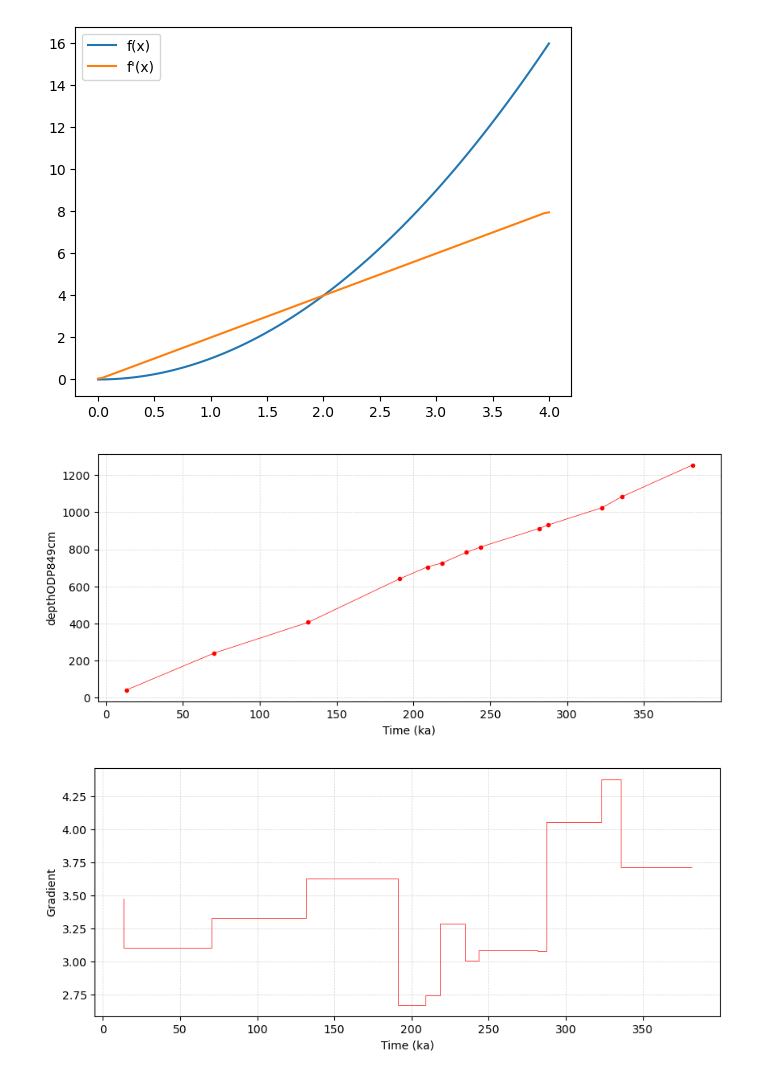
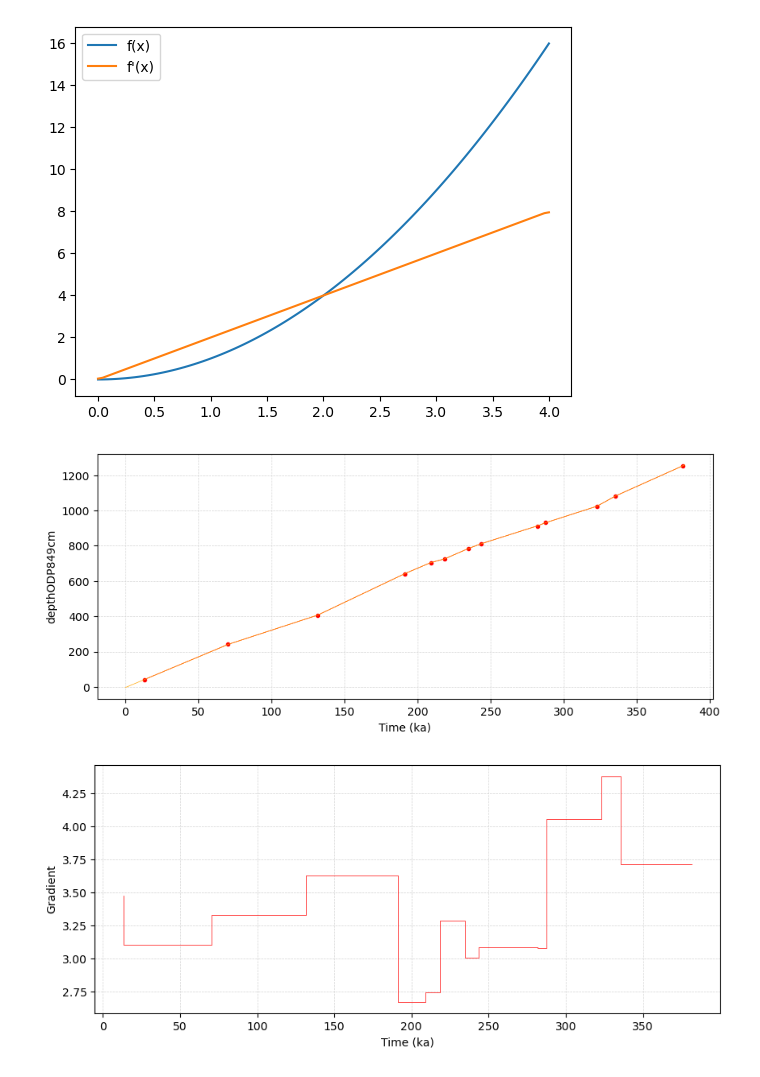
Before and after one commit to PBrockmann/PyAnalyseries, a Jupyter notebook: interp1d.ipynb, the cells around one changed output. Drawn from its saved outputs; the diff is of its cells as text; code cells hidden in the pictures.

```diff
--- a/interp1d.ipynb
+++ b/interp1d.ipynb
@@ -166,14 +166,15 @@ plt.show()
 # %%
 fig, axs = plt.subplots(1, 1, figsize=(10,4))
 
 axs.plot(coordsX1, coordsX2, '.-', c='red', lw=0.5)
+axs.plot(x1, f_1to2(x1), c='orange', lw=0.5)
 axs.grid(visible=True, which='major', color='lightgray', linestyle='dashed', linewidth=0.5)
 axs.set_xlabel(x1Name)
 axs.set_ylabel(x2Name)
 
 plt.show()
 # %% [output]
-[figure, old version]
+[figure, new version]
 # %%
 fig, axs = plt.subplots(1, 1, figsize=(10,4))
 
```
Also changed, not shown: parts of 2 cells of this notebook, 1 other file.
